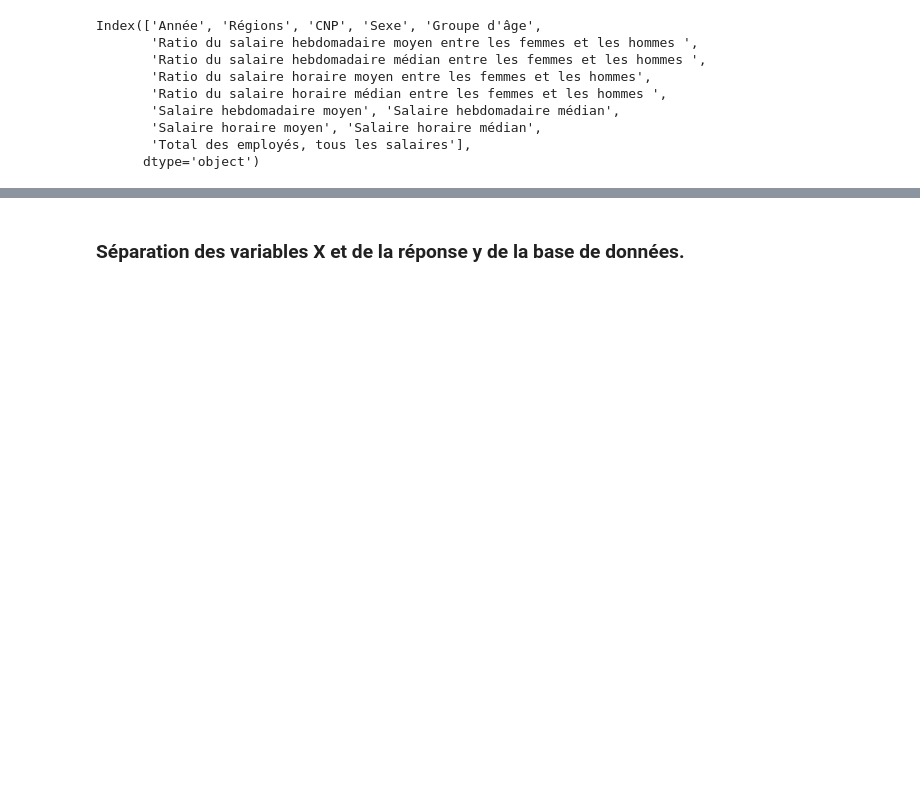
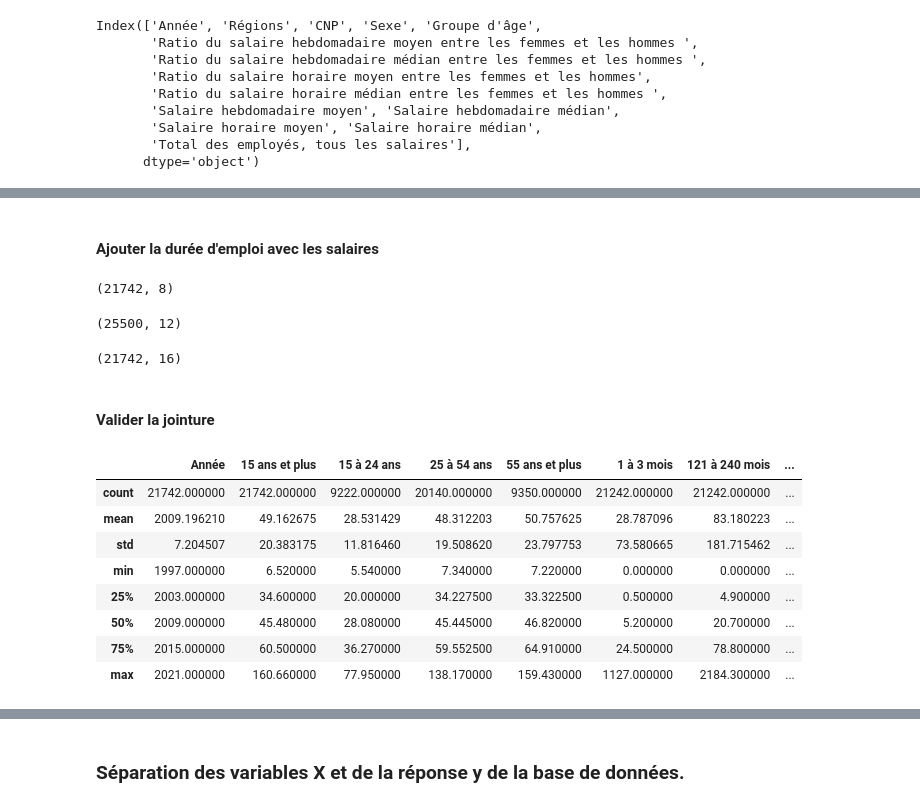
Before and after one commit to marciosdn/projet_77, a Jupyter notebook: Construction du model.ipynb, the cells around one changed output, grey strips where cells are left out. Cells and saved outputs as stored; diff of their text form; code cells hidden in the pictures; blank space fills up the shorter version.

```diff
--- a/Construction du model.ipynb
+++ b/Construction du model.ipynb
@@ -122,0 +212,6 @@ salaire_employe_.shape
+# %%
+table = pd.pivot_table(duree_emploi_CNP,
+                       values='Personnes',
+                       index=['Année', 'Régions','Sexe',"CNP"],
+                       columns=[ "Durée de l'emploi"],
+                       aggfunc=np.sum).reset_index()
@@ -135,0 +339,30 @@ Le jeux des données contient 38.712 individus, et 5 variables
+# %% [markdown]
+#### Ajouter la durée d'emploi avec les salaires
+# %%
+table_sal.shape
+# %% [output]
+(21742, 8)
+# %%
+table.shape
+# %% [output]
+(25500, 12)
+# %%
+merged_data= table_sal.merge(table,how='left', on=["Année","Régions","CNP","Sexe"])
+# %%
+merged_data.shape
+# %% [output]
+(21742, 16)
+# %% [markdown]
+#### Valider la jointure
+# %%
+merged_data.describe()
+# %% [output]
+|  | Année | 15 ans et plus | 15 à 24 ans | 25 à 54 ans | 55 ans et plus | 1 à 3 mois | 121 à 240 mois | ... |
+| count | 21742.000000 | 21742.000000 | 9222.000000 | 20140.000000 | 9350.000000 | 21242.000000 | 21242.000000 | ... |
+| mean | 2009.196210 | 49.162675 | 28.531429 | 48.312203 | 50.757625 | 28.787096 | 83.180223 | ... |
+| std | 7.204507 | 20.383175 | 11.816460 | 19.508620 | 23.797753 | 73.580665 | 181.715462 | ... |
+| min | 1997.000000 | 6.520000 | 5.540000 | 7.340000 | 7.220000 | 0.000000 | 0.000000 | ... |
+| 25% | 2003.000000 | 34.600000 | 20.000000 | 34.227500 | 33.322500 | 0.500000 | 4.900000 | ... |
+| 50% | 2009.000000 | 45.480000 | 28.080000 | 45.445000 | 46.820000 | 5.200000 | 20.700000 | ... |
+| 75% | 2015.000000 | 60.500000 | 36.270000 | 59.552500 | 64.910000 | 24.500000 | 78.800000 | ... |
+| max | 2021.000000 | 160.660000 | 77.950000 | 138.170000 | 159.430000 | 1127.000000 | 2184.300000 | ... |
```
Also changed, not shown: parts of 38 cells of this notebook.
